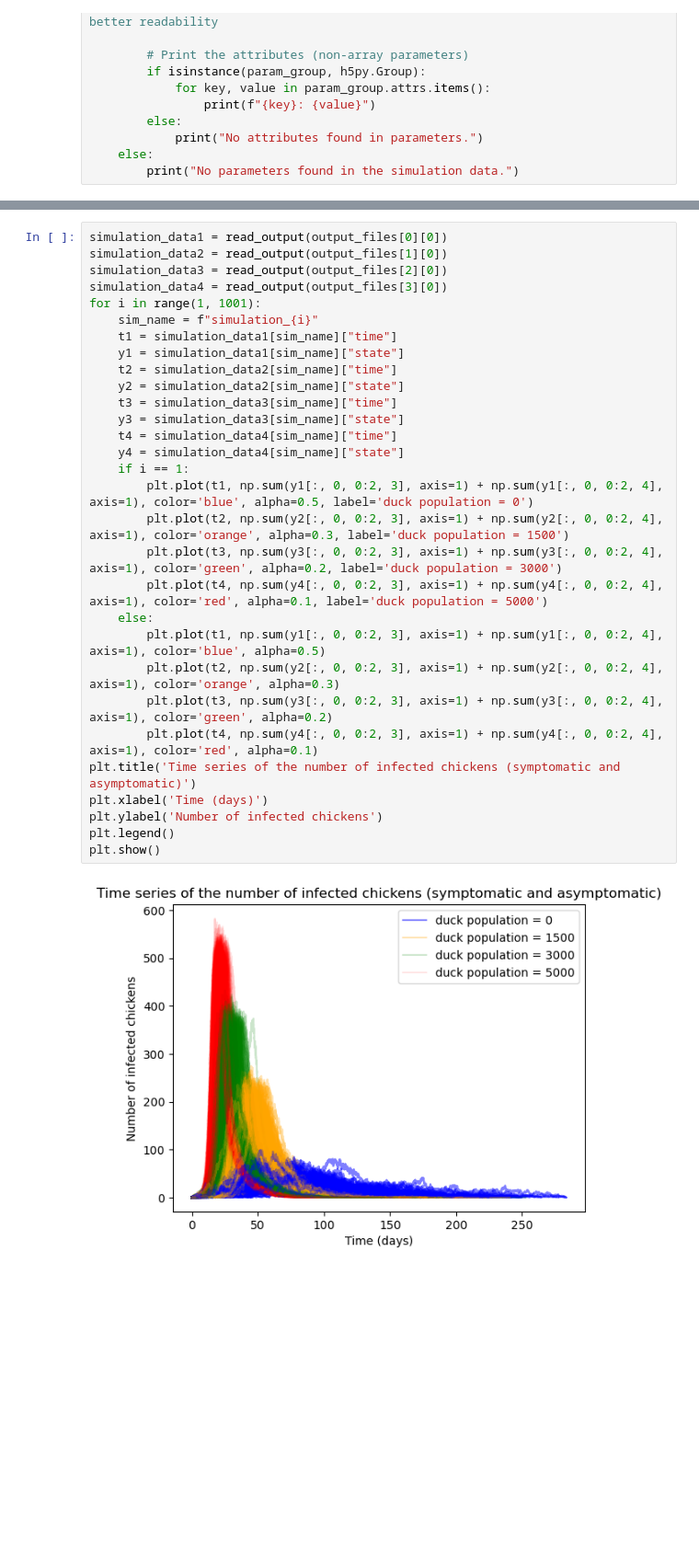
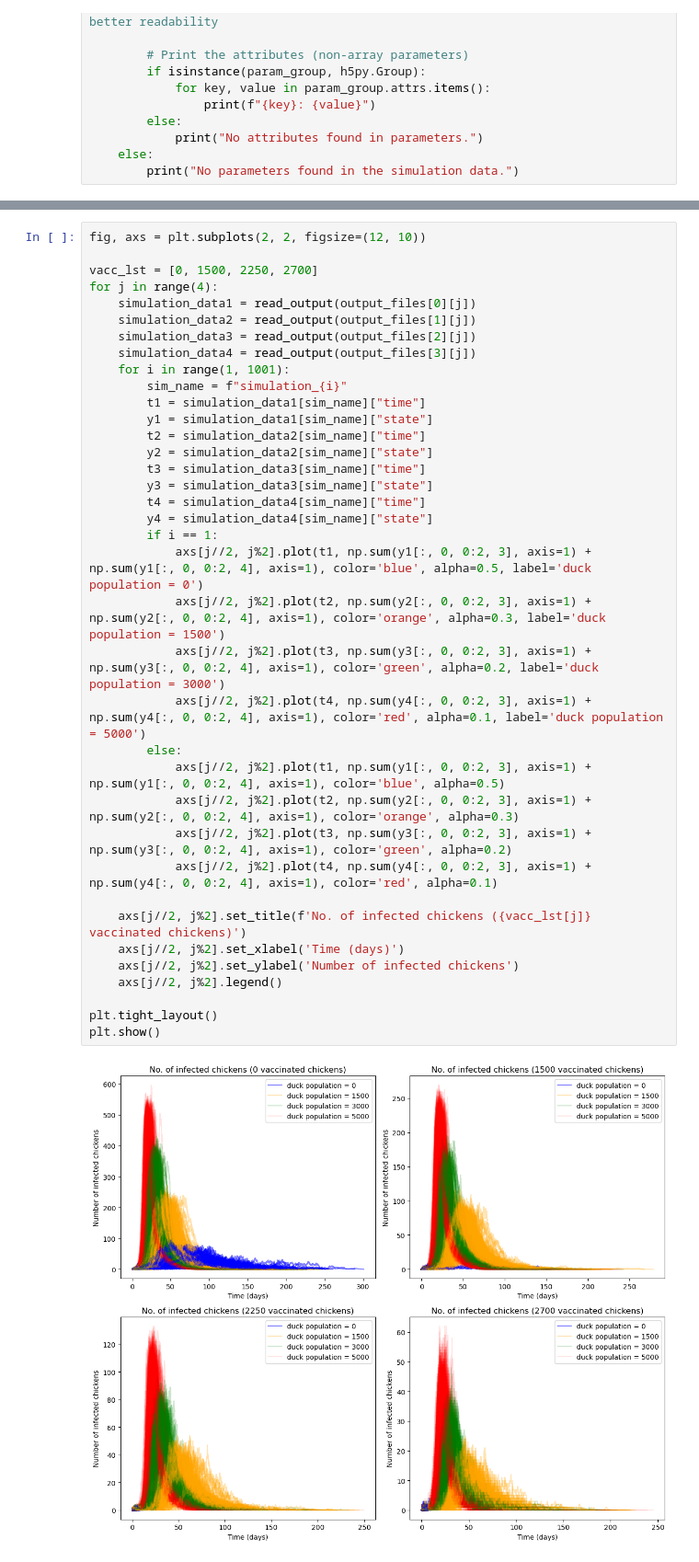
Before and after one commit to stevewu2001/Within-flock-simulation, a Jupyter notebook: Time_Series/read_h5.ipynb, the cells around one changed output, grey strips where cells are left out. Shown at 92% size. Drawn from its saved outputs; the diff is of its cells as text; blank space fills up the shorter version.

```diff
--- a/Time_Series/read_h5.ipynb
+++ b/Time_Series/read_h5.ipynb
@@ -107,33 +82,40 @@ Global Parameters:
 No attributes found in parameters.
 # %%
-simulation_data1 = read_output(output_files[0][0])
-simulation_data2 = read_output(output_files[1][0])
-simulation_data3 = read_output(output_files[2][0])
-simulation_data4 = read_output(output_files[3][0])
-for i in range(1, 1001):
-    sim_name = f"simulation_{i}"
-    t1 = simulation_data1[sim_name]["time"]
-    y1 = simulation_data1[sim_name]["state"]
-    t2 = simulation_data2[sim_name]["time"]
-    y2 = simulation_data2[sim_name]["state"]
-    t3 = simulation_data3[sim_name]["time"]
-    y3 = simulation_data3[sim_name]["state"]
-    t4 = simulation_data4[sim_name]["time"]
-    y4 = simulation_data4[sim_name]["state"]
-    if i == 1:
-        plt.plot(t1, np.sum(y1[:, 0, 0:2, 3], axis=1) + np.sum(y1[:, 0, 0:2, 4], axis=1), color='blue', alpha=0.5, label='duck population = 0')
-        plt.plot(t2, np.sum(y2[:, 0, 0:2, 3], axis=1) + np.sum(y2[:, 0, 0:2, 4], axis=1), color='orange', alpha=0.3, label='duck population = 1500')
-        plt.plot(t3, np.sum(y3[:, 0, 0:2, 3], axis=1) + np.sum(y3[:, 0, 0:2, 4], axis=1), color='green', alpha=0.2, label='duck population = 3000')
-        plt.plot(t4, np.sum(y4[:, 0, 0:2, 3], axis=1) + np.sum(y4[:, 0, 0:2, 4], axis=1), color='red', alpha=0.1, label='duck population = 5000')
-    else:
-        plt.plot(t1, np.sum(y1[:, 0, 0:2, 3], axis=1) + np.sum(y1[:, 0, 0:2, 4], axis=1), color='blue', alpha=0.5)
-        plt.plot(t2, np.sum(y2[:, 0, 0:2, 3], axis=1) + np.sum(y2[:, 0, 0:2, 4], axis=1), color='orange', alpha=0.3)
-        plt.plot(t3, np.sum(y3[:, 0, 0:2, 3], axis=1) + np.sum(y3[:, 0, 0:2, 4], axis=1), color='green', alpha=0.2)
-        plt.plot(t4, np.sum(y4[:, 0, 0:2, 3], axis=1) + np.sum(y4[:, 0, 0:2, 4], axis=1), color='red', alpha=0.1)
-plt.title('Time series of the number of infected chickens (symptomatic and asymptomatic)')
-plt.xlabel('Time (days)')
-plt.ylabel('Number of infected chickens')
-plt.legend()
+fig, axs = plt.subplots(2, 2, figsize=(12, 10))
+
+vacc_lst = [0, 1500, 2250, 2700]
+for j in range(4):
+    simulation_data1 = read_output(output_files[0][j])
+    simulation_data2 = read_output(output_files[1][j])
+    simulation_data3 = read_output(output_files[2][j])
+    simulation_data4 = read_output(output_files[3][j])
+    for i in range(1, 1001):
+        sim_name = f"simulation_{i}"
+        t1 = simulation_data1[sim_name]["time"]
+        y1 = simulation_data1[sim_name]["state"]
+        t2 = simulation_data2[sim_name]["time"]
+        y2 = simulation_data2[sim_name]["state"]
+        t3 = simulation_data3[sim_name]["time"]
+        y3 = simulation_data3[sim_name]["state"]
+        t4 = simulation_data4[sim_name]["time"]
+        y4 = simulation_data4[sim_name]["state"]
+        if i == 1:
+            axs[j//2, j%2].plot(t1, np.sum(y1[:, 0, 0:2, 3], axis=1) + np.sum(y1[:, 0, 0:2, 4], axis=1), color='blue', alpha=0.5, label='duck population = 0')
+            axs[j//2, j%2].plot(t2, np.sum(y2[:, 0, 0:2, 3], axis=1) + np.sum(y2[:, 0, 0:2, 4], axis=1), color='orange', alpha=0.3, label='duck population = 1500')
+            axs[j//2, j%2].plot(t3, np.sum(y3[:, 0, 0:2, 3], axis=1) + np.sum(y3[:, 0, 0:2, 4], axis=1), color='green', alpha=0.2, label='duck population = 3000')
+            axs[j//2, j%2].plot(t4, np.sum(y4[:, 0, 0:2, 3], axis=1) + np.sum(y4[:, 0, 0:2, 4], axis=1), color='red', alpha=0.1, label='duck population = 5000')
+        else:
+            axs[j//2, j%2].plot(t1, np.sum(y1[:, 0, 0:2, 3], axis=1) + np.sum(y1[:, 0, 0:2, 4], axis=1), color='blue', alpha=0.5)
+            axs[j//2, j%2].plot(t2, np.sum(y2[:, 0, 0:2, 3], axis=1) + np.sum(y2[:, 0, 0:2, 4], axis=1), color='orange', alpha=0.3)
+            axs[j//2, j%2].plot(t3, np.sum(y3[:, 0, 0:2, 3], axis=1) + np.sum(y3[:, 0, 0:2, 4], axis=1), color='green', alpha=0.2)
+            axs[j//2, j%2].plot(t4, np.sum(y4[:, 0, 0:2, 3], axis=1) + np.sum(y4[:, 0, 0:2, 4], axis=1), color='red', alpha=0.1)
+
+    axs[j//2, j%2].set_title(f'No. of infected chickens ({vacc_lst[j]} vaccinated chickens)')
+    axs[j//2, j%2].set_xlabel('Time (days)')
+    axs[j//2, j%2].set_ylabel('Number of infected chickens')
+    axs[j//2, j%2].legend()
+
+plt.tight_layout()
 plt.show()
 # %% [output]
-[figure, old version]
+[figure, new version]
```
Also changed, not shown: parts of 6 cells of this notebook, 1 other file.
